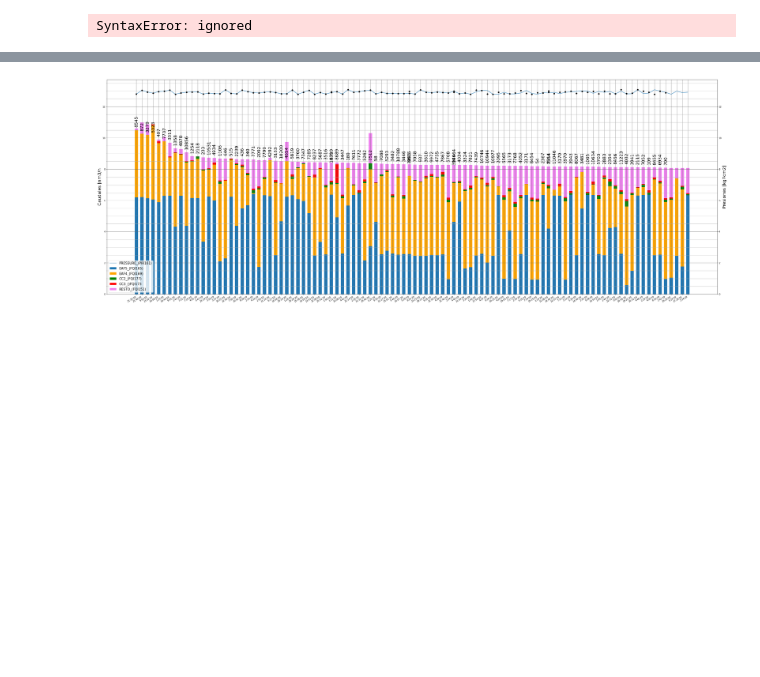
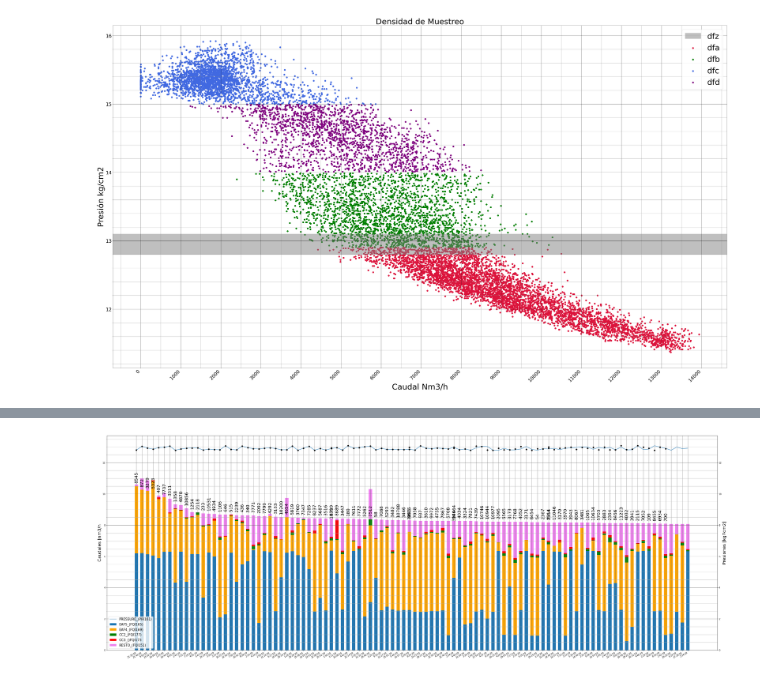
Before and after one commit to JuanCappelletti/Consteel_H06, a Jupyter notebook: ensayo.ipynb, the cells around one changed output, grey strips where cells are left out. Drawn from its saved outputs; the diff is of its cells as text; code cells hidden in the pictures; blank space fills up the shorter version.

```diff
--- a/ensayo.ipynb
+++ b/ensayo.ipynb
@@ -58,8 +58,7 @@ choice=False
 Secciones = "12.9;14;15" #@param {type:"string"}
 zoom = True #@param {type:"boolean"}
 Intervalo = "12.8;13.1" #@param {type:"string"}
-
-labels=['dfa','dfb','dfc','dfd','dfz']
+labels=['dfa','dfb','dfc','dfd']
 Rangos=np.array(np.mat(Secciones))
 Rangos1=np.array(np.mat(Intervalo))
 
@@ -84,48 +83,51 @@ ax.scatter(dfc[x],dfc[y],color='purple',s=100,label=labels[3])
 if zoom == True:
   dfz1= dfx.loc[dfx.loc[:,InstrumentoParametro] < Rangos1[1][0]]
   dfz= dfz1.loc[dfz1.loc[:,InstrumentoParametro] >= Rangos1[0][0]]
-  ax.axhspan(Rangos1[0][0],Rangos1[1][0],color='grey',alpha=0.5,label=labels[4])
+  ax.axhspan(Rangos1[0][0],Rangos1[1][0],color='grey',alpha=0.5,label='dfz')
 
 labels = ax.get_xticklabels()
 labels1= ax.get_yticklabels()
 plt.setp(labels, rotation=45,fontsize=30, horizontalalignment='right')
 plt.setp(labels1,fontsize=30, horizontalalignment='right')
 
 ax.xaxis.set_major_locator(MultipleLocator(1000),)
 ax.xaxis.set_minor_locator(MultipleLocator(500),)
 ax.axes.grid(True, which='minor',color='grey',axis='both')
 ax.axes.grid(True, which='major',color='black',axis='both')
 
 ax.yaxis.set_minor_locator(MultipleLocator(0.2),)
 ax.set_title('Densidad de Muestreo',fontsize=50)
 
 if x== 'FQI161':
    ax.set_xlabel(text,fontsize=50)
    ax.set_ylabel(text1,fontsize=50)
 
 else :
    ax.set_xlabel(text1,fontsize=50)
    ax.set_ylabel(text,fontsize=50)
 
 ax.legend(fontsize=50)
 
-ax.autoscale_view()
 plt.show()
 
+Particion=[len(dfa.index),len(dfb.index),len(dfc.index),len(dfd.index)]
+Auxiliar=[len(dfa.index),len(dfb.index),len(dfc.index),len(dfd.index)]
+for i in range(0,4):
+  Auxiliar[i]=round((Particion[i]*100)/len(dfx.index),1)
 
-Particion=[len(dfa.index),len(dfb.index),len(dfc.index),len(dfd.index)]
 
-for i in range(0,4):
-  Particion[i]=round((Particion[i]*100)/len(dfx.index),1)
 
-fig_A1 = go.Figure(data=[go.Table(
-    header=dict((values=labels),
-                fill_color='lightgray',
-                align='left')),
-    cells=dict(values=Particion),
-               fill_color='beige',
-               align='left')
+fig = go.Figure(data=[go.Table(
+    header=dict(values=['dfa','dfb','dfc','dfd'],
+                fill_color='paleturquoise',
+                align='left'),
+    cells=dict(values=Auxiliar,
+               fill_color='lavender',
+               align='left'))
+
   ])
-fig_A1.show()
+fig.show()
+
+#ax.autoscale_view()
 # %% [output]
-SyntaxError: ignored
+[figure, added]
```
Also changed, not shown: parts of 1 cell of this notebook.
